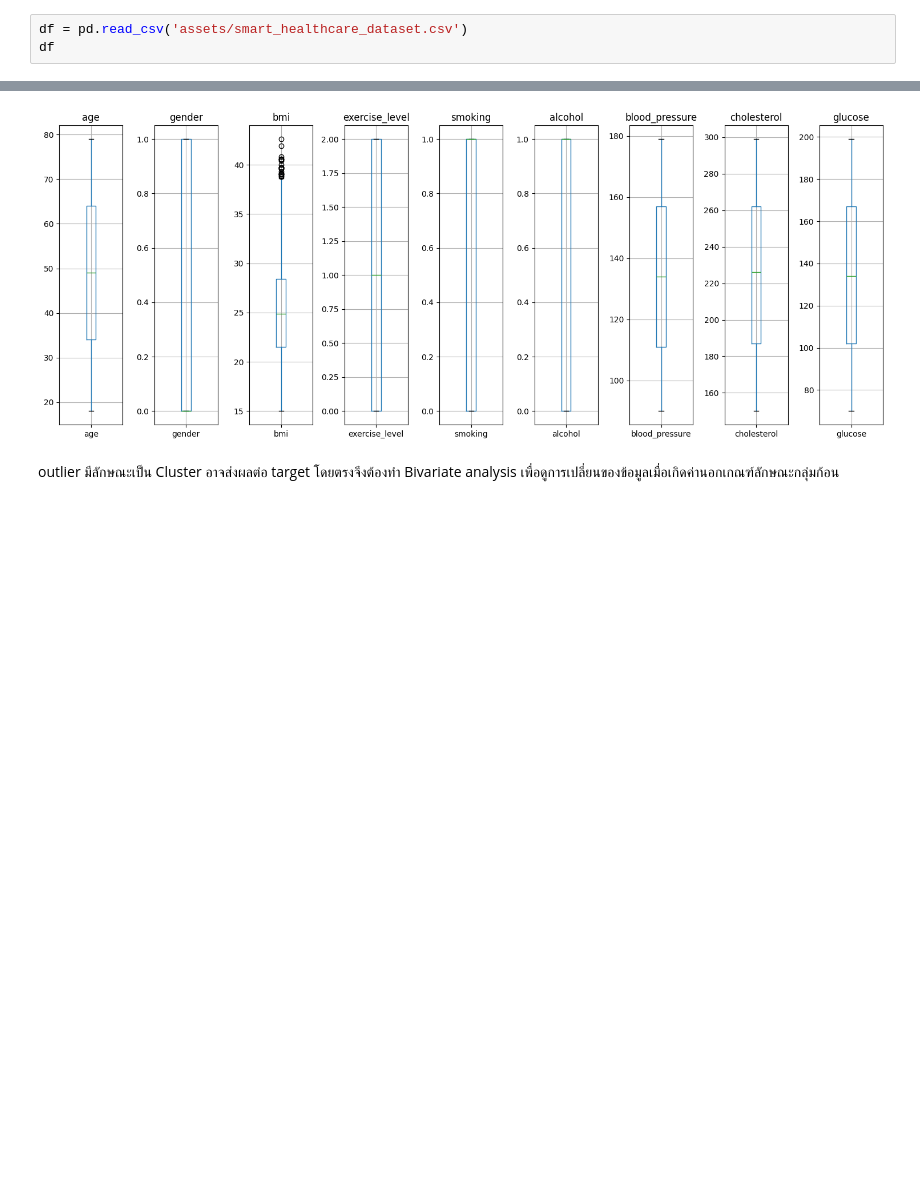
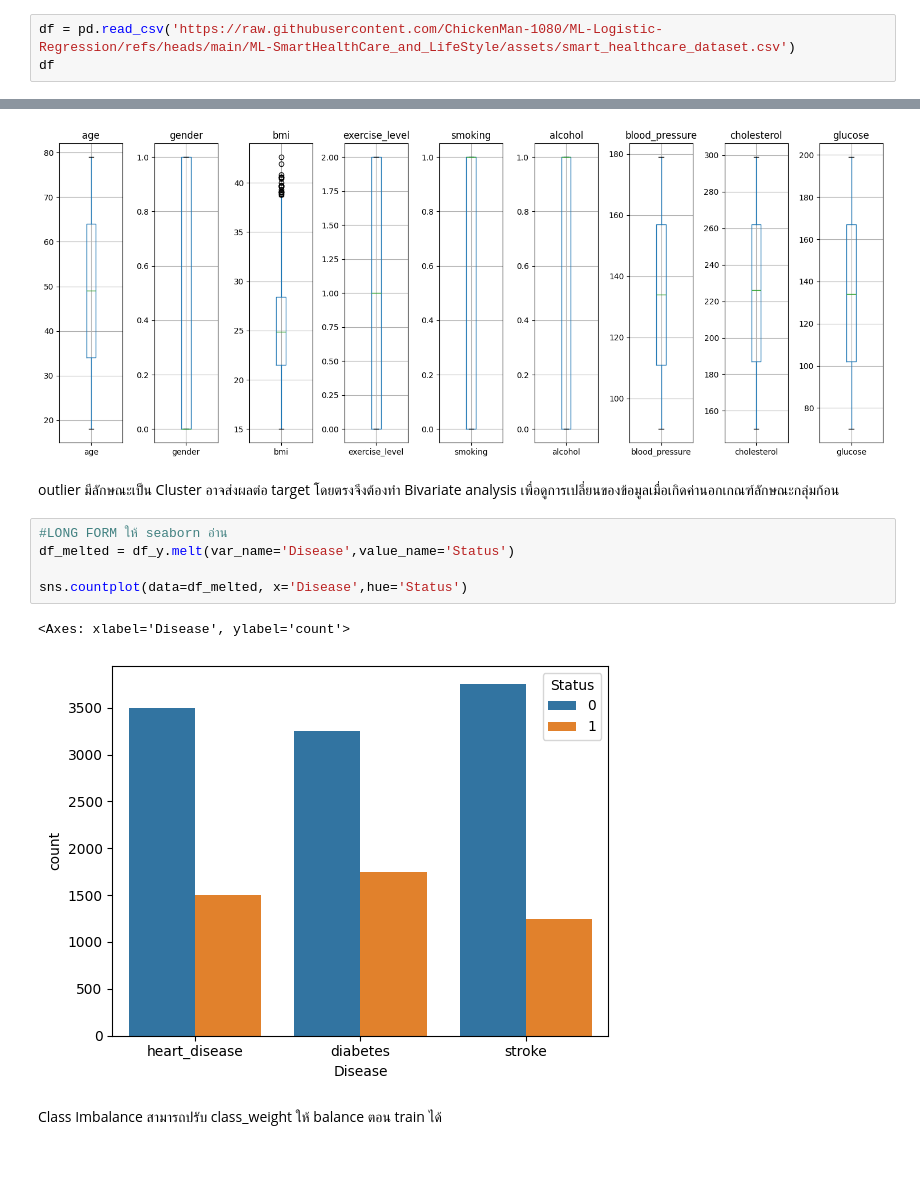
Before and after one commit to ChickenMan-1080/ML-Logistic-Regression, a Jupyter notebook: ML-SmartHealthCare_and_LifeStyle/Smart_Health_Care_LifeStyle.ipynb, the cells around one changed output, grey strips where cells are left out. Drawn from its saved outputs; the diff is of its cells as text; blank space fills up the shorter version.

```diff
--- a/ML-SmartHealthCare_and_LifeStyle/Smart_Health_Care_LifeStyle.ipynb
+++ b/ML-SmartHealthCare_and_LifeStyle/Smart_Health_Care_LifeStyle.ipynb
@@ -9,5 +10,5 @@ import matplotlib.pyplot as plt
 # %%
-df = pd.read_csv('assets/smart_healthcare_dataset.csv')
+df = pd.read_csv('https://raw.githubusercontent.com/ChickenMan-1080/ML-Logistic-Regression/refs/heads/main/ML-SmartHealthCare_and_LifeStyle/assets/smart_healthcare_dataset.csv')
 df
 # %% [output]
 |  | age | gender | bmi | exercise_level | smoking | alcohol | blood_pressure | cholesterol | glucose | ... |
@@ -158,6 +160,16 @@ plt.show()
 [figure]
 # %% [markdown]
 outlier มีลักษณะเป็น Cluster อาจส่งผลต่อ target โดยตรงจึงต้องทำ Bivariate analysis เพื่อดูการเปลี่ยนของข้อมูลเมื่อเกิดค่านอกเกณฑ์ลักษณะกลุ่มก้อน
+# %%
+#LONG FORM ให้ seaborn อ่าน
+df_melted = df_y.melt(var_name='Disease',value_name='Status')
+
+sns.countplot(data=df_melted, x='Disease',hue='Status')
+# %% [output]
+<Axes: xlabel='Disease', ylabel='count'>
+[figure, added]
+# %% [markdown]
+Class Imbalance สามารถปรับ class_weight ให้ balance ตอน train ได้
 # %% [markdown]
 ####
 # %% [markdown]
```
Also changed, not shown: parts of 15 cells of this notebook.
